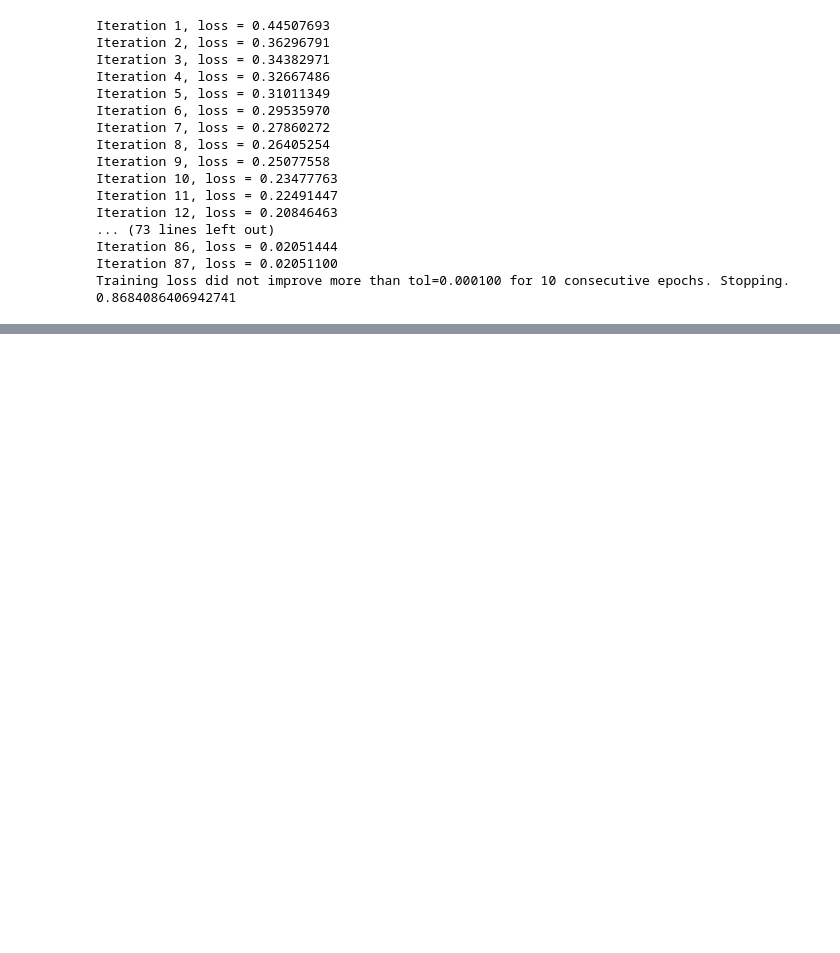
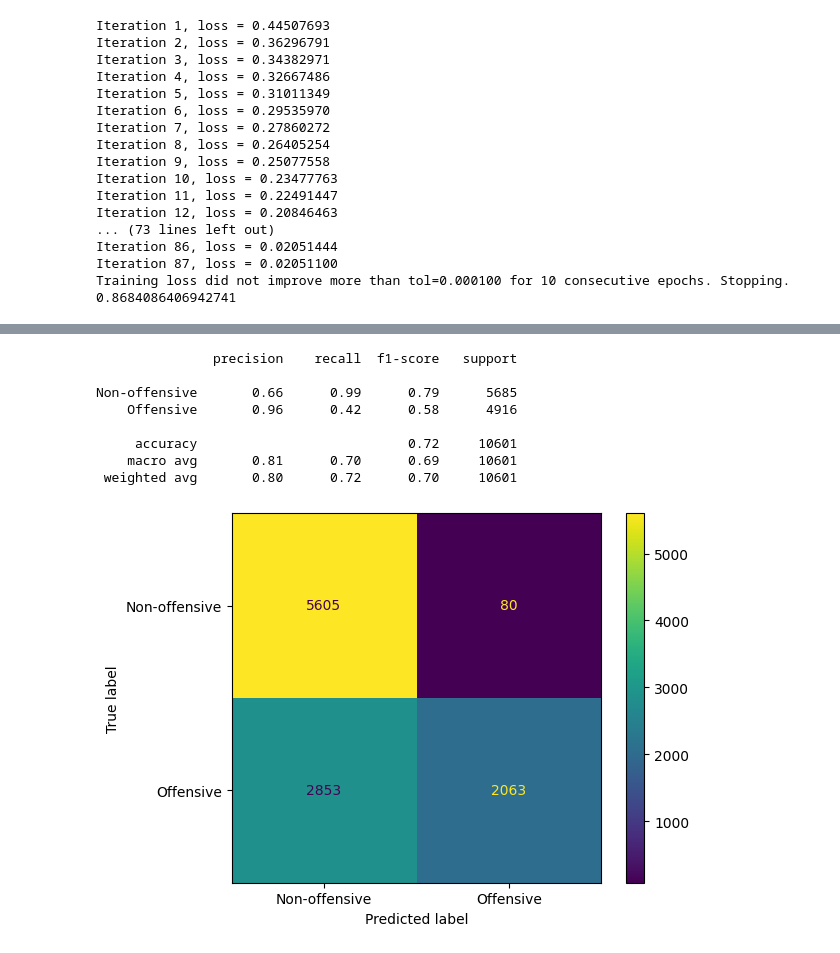
Before and after one commit to emirryilmazz/Team10_ClassificationOfInappropriateOrOffensiveText, a Jupyter notebook: project.ipynb, the cells around one changed output, grey strips where cells are left out. Cells and saved outputs as stored; diff of their text form; code cells hidden in the pictures; blank space fills up the shorter version.

```diff
--- a/project.ipynb
+++ b/project.ipynb
@@ -455,0 +477,19 @@ Training loss did not improve more than tol=0.000100 for 10 consecutive epochs.
+# %%
+# Random forest
+
+print(classification_report(y_test_bow, predictions_bow_rf, labels=[False, True], target_names=['Non-offensive', 'Offensive']))
+
+
+cm = confusion_matrix(y_test_bow, predictions_bow_rf)
+
+cm_display = ConfusionMatrixDisplay(cm, display_labels=['Non-offensive', 'Offensive']).plot()
+# %% [output]
+               precision    recall  f1-score   support
+
+Non-offensive       0.66      0.99      0.79      5685
+    Offensive       0.96      0.42      0.58      4916
+
+     accuracy                           0.72     10601
+    macro avg       0.81      0.70      0.69     10601
+ weighted avg       0.80      0.72      0.70     10601
+[figure, added]
```
Also changed, not shown: parts of 4 cells of this notebook.
